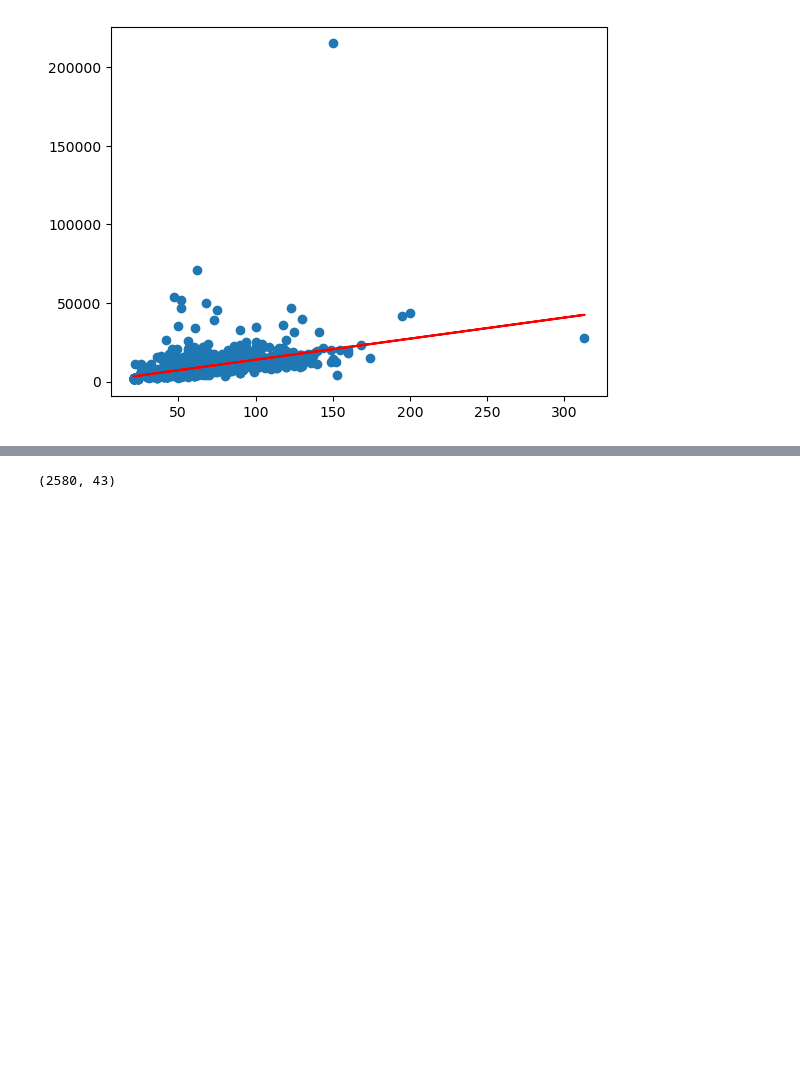
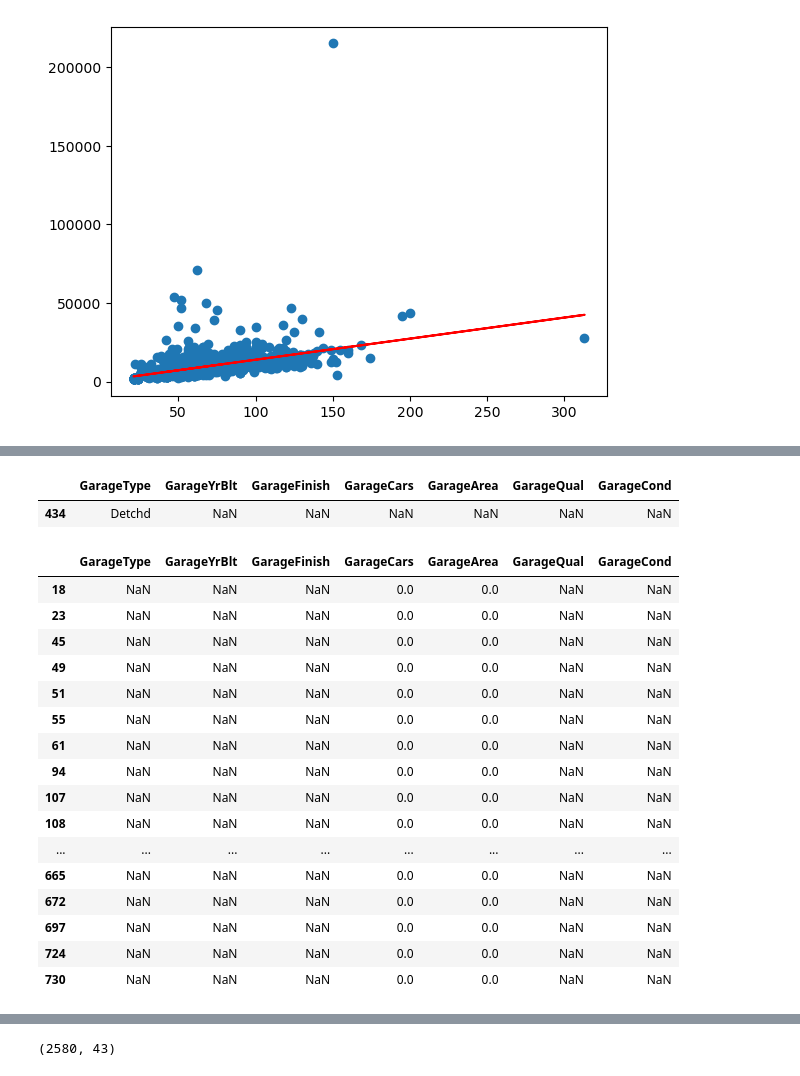
Before and after one commit to ersdanforth/ames_housing, a Jupyter notebook: preprocessing.ipynb, the cells around one changed output, grey strips where cells are left out. Drawn from its saved outputs; the diff is of its cells as text; code cells hidden in the pictures; blank space fills up the shorter version.

Commit message:
Cleaned data

```diff
--- a/preprocessing.ipynb
+++ b/preprocessing.ipynb
@@ -8,7 +8,7 @@ import matplotlib.pyplot as plt
 pd.set_option('display.max_columns', 200)
 pd.set_option('display.max_rows', 200)
 # %%
-housing = pd.read_csv('Ames_HousePrice.csv', index_col=0)
+housing = pd.read_csv('data/Ames_HousePrice.csv', index_col=0)
 housing.shape
 # %% [output]
 (2580, 81)
@@ -160,0 +188,6 @@ plt.scatter(num_features['LotFrontage'], num_features['LotArea'])
+# %%
+# view missing garagecars/garagearea
+housing[housing['GarageArea'].isna()].filter(regex='Garage')
+# %% [output]
+|  | GarageType | GarageYrBlt | GarageFinish | GarageCars | GarageArea | GarageQual | GarageCond |
+| 434 | Detchd | NaN | NaN | NaN | NaN | NaN | NaN |
@@ -160,0 +198,21 @@ plt.scatter(num_features['LotFrontage'], num_features['LotArea'])
+# %%
+# for missing garage year built, most don't have a garage
+housing[housing['GarageYrBlt'].isna()].filter(regex='Garage')
+# %% [output]
+|  | GarageType | GarageYrBlt | GarageFinish | GarageCars | GarageArea | GarageQual | GarageCond |
+| 18 | NaN | NaN | NaN | 0.0 | 0.0 | NaN | NaN |
+| 23 | NaN | NaN | NaN | 0.0 | 0.0 | NaN | NaN |
+| 45 | NaN | NaN | NaN | 0.0 | 0.0 | NaN | NaN |
+| 49 | NaN | NaN | NaN | 0.0 | 0.0 | NaN | NaN |
+| 51 | NaN | NaN | NaN | 0.0 | 0.0 | NaN | NaN |
+| 55 | NaN | NaN | NaN | 0.0 | 0.0 | NaN | NaN |
+| 61 | NaN | NaN | NaN | 0.0 | 0.0 | NaN | NaN |
+| 94 | NaN | NaN | NaN | 0.0 | 0.0 | NaN | NaN |
+| 107 | NaN | NaN | NaN | 0.0 | 0.0 | NaN | NaN |
+| 108 | NaN | NaN | NaN | 0.0 | 0.0 | NaN | NaN |
+| ... | ... | ... | ... | ... | ... | ... | ... |
+| 665 | NaN | NaN | NaN | 0.0 | 0.0 | NaN | NaN |
+| 672 | NaN | NaN | NaN | 0.0 | 0.0 | NaN | NaN |
+| 697 | NaN | NaN | NaN | 0.0 | 0.0 | NaN | NaN |
+| 724 | NaN | NaN | NaN | 0.0 | 0.0 | NaN | NaN |
+| 730 | NaN | NaN | NaN | 0.0 | 0.0 | NaN | NaN |
```
Also changed, not shown: parts of 23 cells of this notebook, 3 other files.
